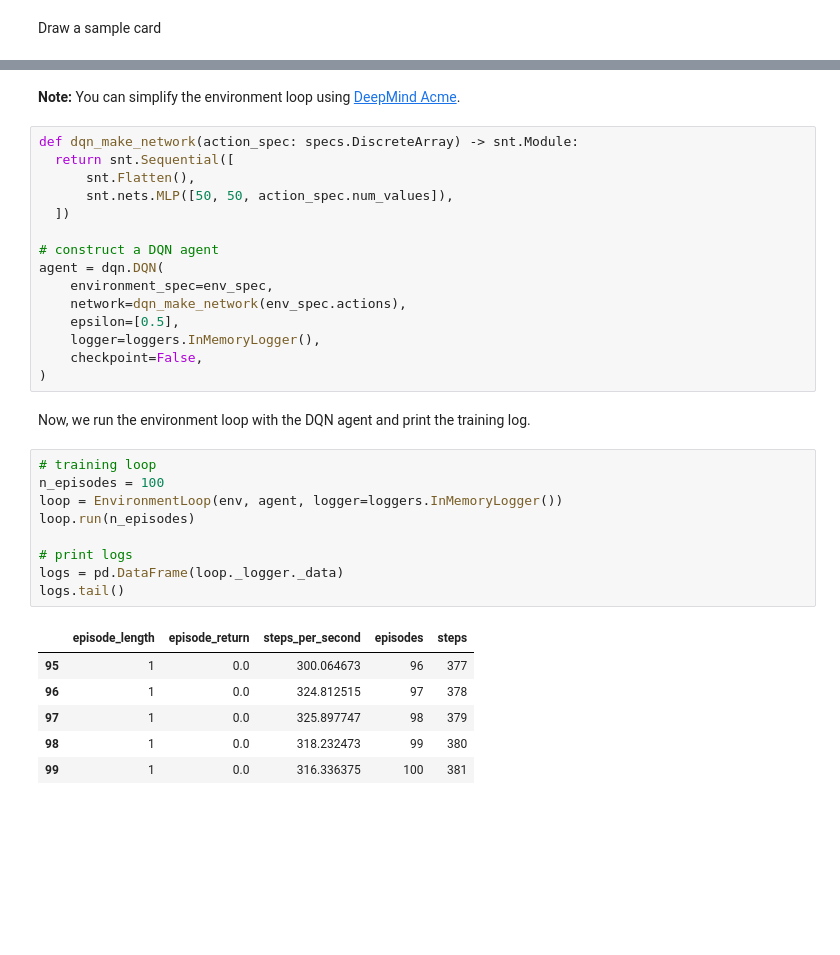
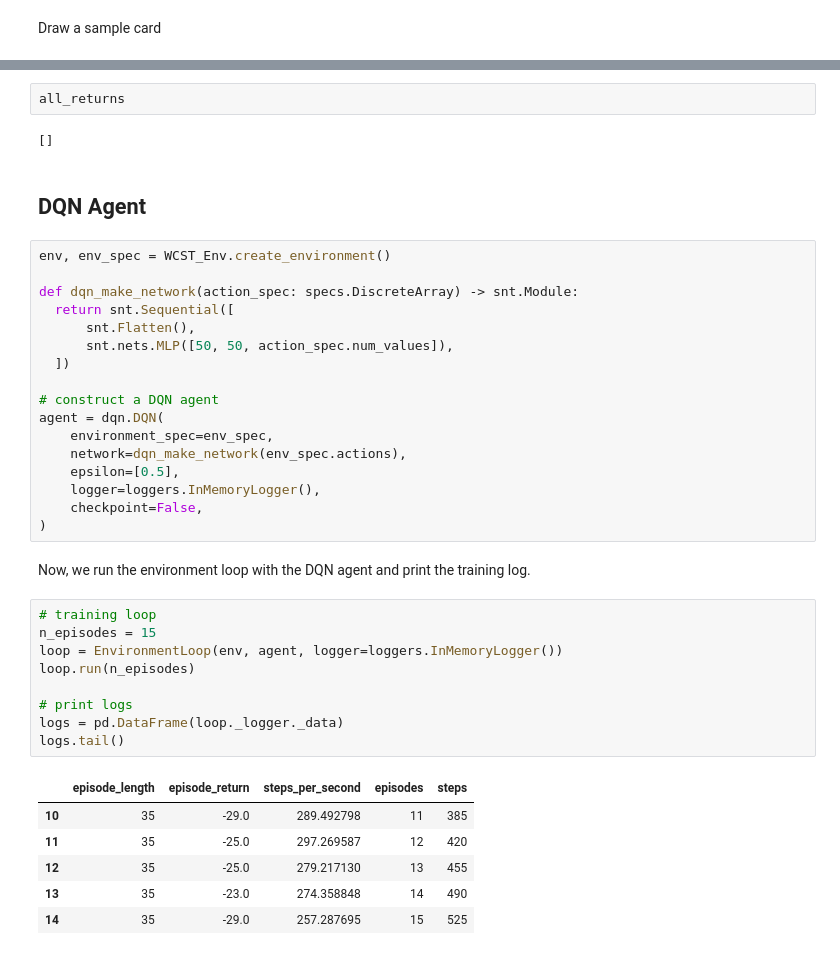
Before and after one commit to tozanni/nma_wcst_rl, a Jupyter notebook: human_rl_wcst.ipynb, the cells around one changed output, grey strips where cells are left out. Saved outputs shown, nothing was run; the diff lists cells and outputs as text; blank space fills up the shorter version.

```diff
--- a/human_rl_wcst.ipynb
+++ b/human_rl_wcst.ipynb
@@ -526,6 +519,12 @@ DONE
-# %% [markdown]
-**Note:** You can simplify the environment loop using [DeepMind Acme](https://github.com/deepmind/acme).
+# %%
+all_returns
+# %% [output]
+[]
+# %% [markdown]
+## DQN Agent
 # %%
+env, env_spec = WCST_Env.create_environment()
+
 def dqn_make_network(action_spec: specs.DiscreteArray) -> snt.Module:
   return snt.Sequential([
       snt.Flatten(),
@@ -544,18 +543,18 @@ agent = dqn.DQN(
 Now, we run the environment loop with the DQN agent and print the training log.
 # %%
 # training loop
-n_episodes = 100
+n_episodes = 15
 loop = EnvironmentLoop(env, agent, logger=loggers.InMemoryLogger())
 loop.run(n_episodes)
 
 # print logs
 logs = pd.DataFrame(loop._logger._data)
 logs.tail()
 # %% [output]
 |  | episode_length | episode_return | steps_per_second | episodes | steps |
-| 95 | 1 | 0.0 | 300.064673 | 96 | 377 |
-| 96 | 1 | 0.0 | 324.812515 | 97 | 378 |
-| 97 | 1 | 0.0 | 325.897747 | 98 | 379 |
-| 98 | 1 | 0.0 | 318.232473 | 99 | 380 |
-| 99 | 1 | 0.0 | 316.336375 | 100 | 381 |
+| 10 | 35 | -29.0 | 289.492798 | 11 | 385 |
+| 11 | 35 | -25.0 | 297.269587 | 12 | 420 |
+| 12 | 35 | -25.0 | 279.217130 | 13 | 455 |
+| 13 | 35 | -23.0 | 274.358848 | 14 | 490 |
+| 14 | 35 | -29.0 | 257.287695 | 15 | 525 |
 # %%
```
Also changed, not shown: parts of 6 cells of this notebook.
